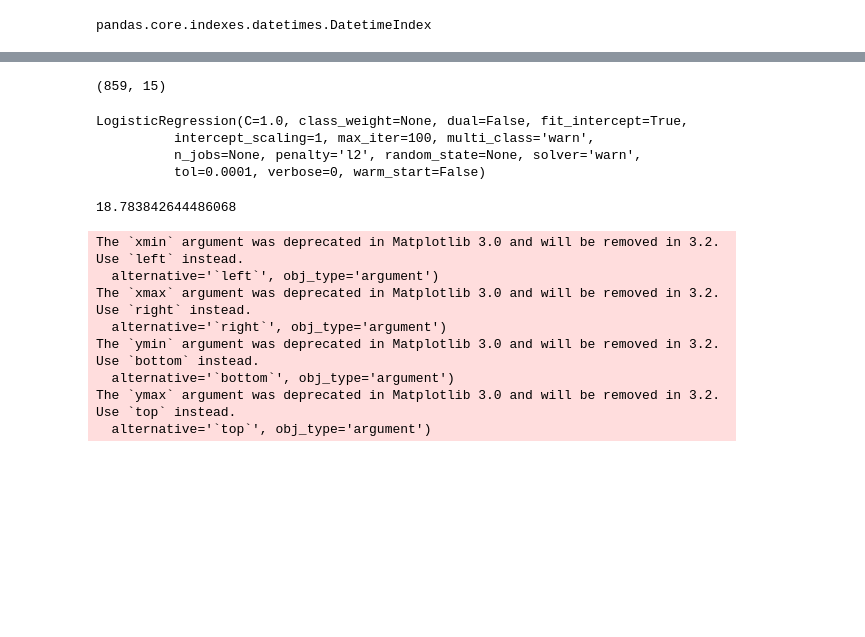
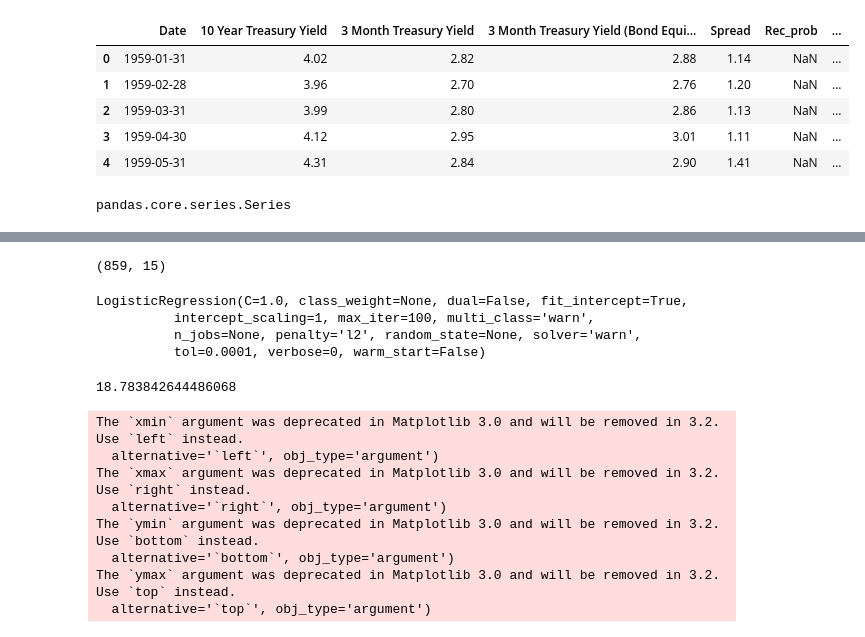
Before and after one commit to sandroclark/recession_predictor, a Jupyter notebook: data_pull.ipynb, the cells around one changed output, grey strips where cells are left out. Drawn from its saved outputs; the diff is of its cells as text; code cells hidden in the pictures; blank space fills up the shorter version.

```diff
--- a/data_pull.ipynb
+++ b/data_pull.ipynb
@@ -60,4 +59,17 @@ dataset
-# %%
-type(dataset.index)
-# %% [output]
-pandas.core.indexes.datetimes.DatetimeIndex
+# %%
+#pulling in FED yield curve data
+
+yields = pd.read_csv('Fed10Y_3M.csv')
+# %%
+yields.head()
+# %% [output]
+|  | Date | 10 Year Treasury Yield | 3 Month Treasury Yield | 3 Month Treasury Yield (Bond Equi... | Spread | Rec_prob | ... |
+| 0 | 1959-01-31 | 4.02 | 2.82 | 2.88 | 1.14 | NaN | ... |
+| 1 | 1959-02-28 | 3.96 | 2.70 | 2.76 | 1.20 | NaN | ... |
+| 2 | 1959-03-31 | 3.99 | 2.80 | 2.86 | 1.13 | NaN | ... |
+| 3 | 1959-04-30 | 4.12 | 2.95 | 3.01 | 1.11 | NaN | ... |
+| 4 | 1959-05-31 | 4.31 | 2.84 | 2.90 | 1.41 | NaN | ... |
+# %%
+type(yields['Date'])
+# %% [output]
+pandas.core.series.Series
```
Also changed, not shown: parts of 17 cells of this notebook, 3 other files.
